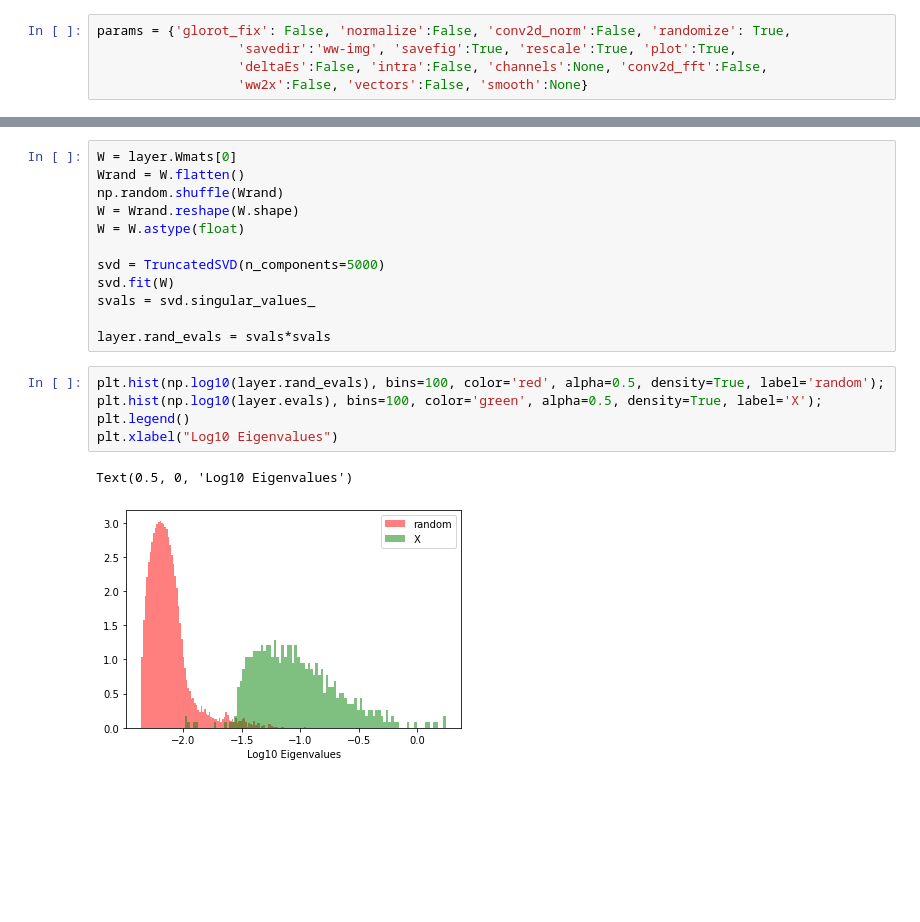
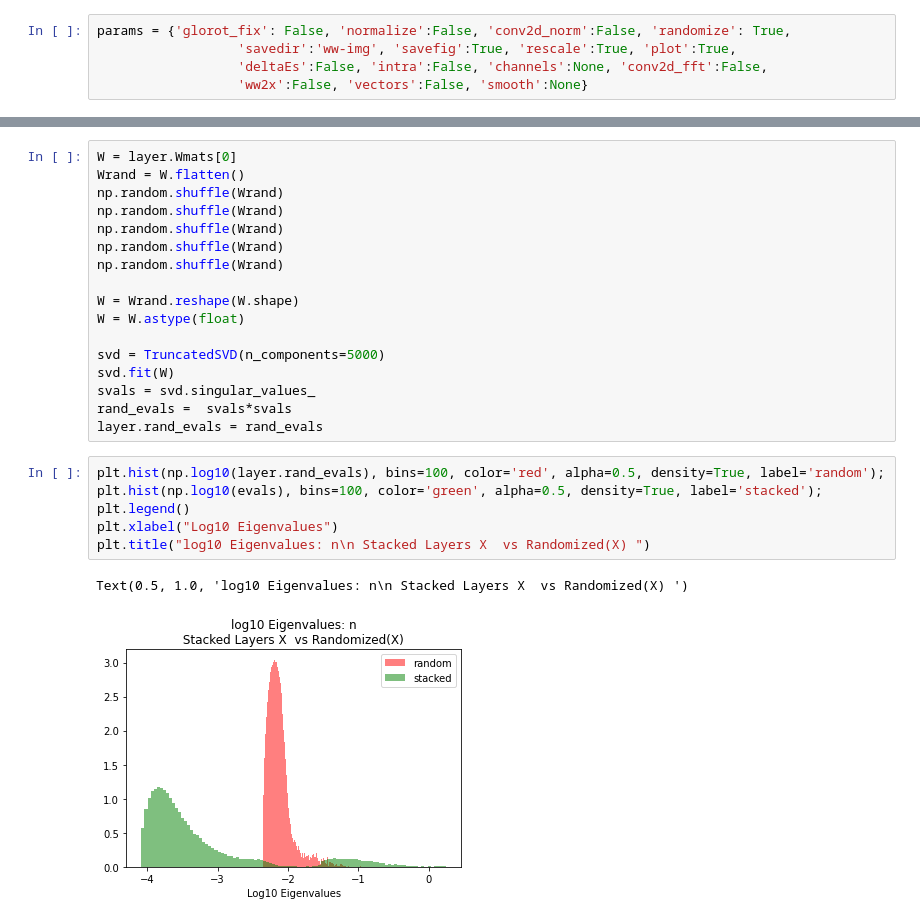
Before and after one commit to CalculatedContent/WeightWatcher, a Jupyter notebook: WWLayerIterator.ipynb, the cells around one changed output, grey strips where cells are left out. Drawn from its saved outputs; the diff is of its cells as text; blank space fills up the shorter version.

Commit message:
stacked layer iterator notebooks

```diff
--- a/WWLayerIterator.ipynb
+++ b/WWLayerIterator.ipynb
@@ -322,22 +322,28 @@ WWLayer()
 W = layer.Wmats[0]
 Wrand = W.flatten()
 np.random.shuffle(Wrand)
+np.random.shuffle(Wrand)
+np.random.shuffle(Wrand)
+np.random.shuffle(Wrand)
+np.random.shuffle(Wrand)
+
 W = Wrand.reshape(W.shape)
 W = W.astype(float)
 
 svd = TruncatedSVD(n_components=5000)
 svd.fit(W)
 svals = svd.singular_values_
-
-layer.rand_evals = svals*svals
+rand_evals =  svals*svals
+layer.rand_evals = rand_evals
 # %%
 plt.hist(np.log10(layer.rand_evals), bins=100, color='red', alpha=0.5, density=True, label='random');
-plt.hist(np.log10(layer.evals), bins=100, color='green', alpha=0.5, density=True, label='X');
+plt.hist(np.log10(evals), bins=100, color='green', alpha=0.5, density=True, label='stacked');
 plt.legend()
 plt.xlabel("Log10 Eigenvalues")
+plt.title("log10 Eigenvalues: n\n Stacked Layers X  vs Randomized(X) ")
 # %% [output]
-Text(0.5, 0, 'Log10 Eigenvalues')
+Text(0.5, 1.0, 'log10 Eigenvalues: n\n Stacked Layers X  vs Randomized(X) ')
-[figure, old version]
+[figure, new version]
 # %%
 layer.evals = layer.rand_evals
 watcher.apply_fit_powerlaw(layer, params=params)
```
Also changed, not shown: parts of 8 cells of this notebook, 1 other file.
